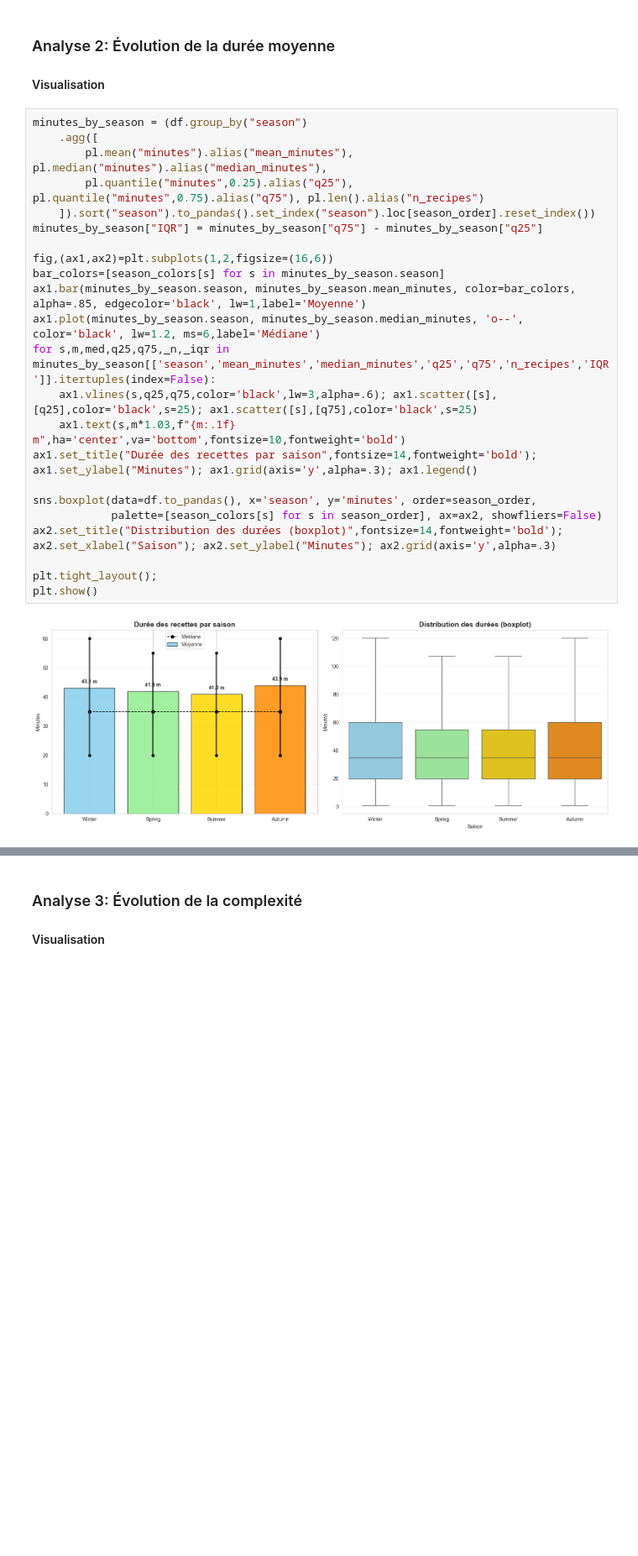
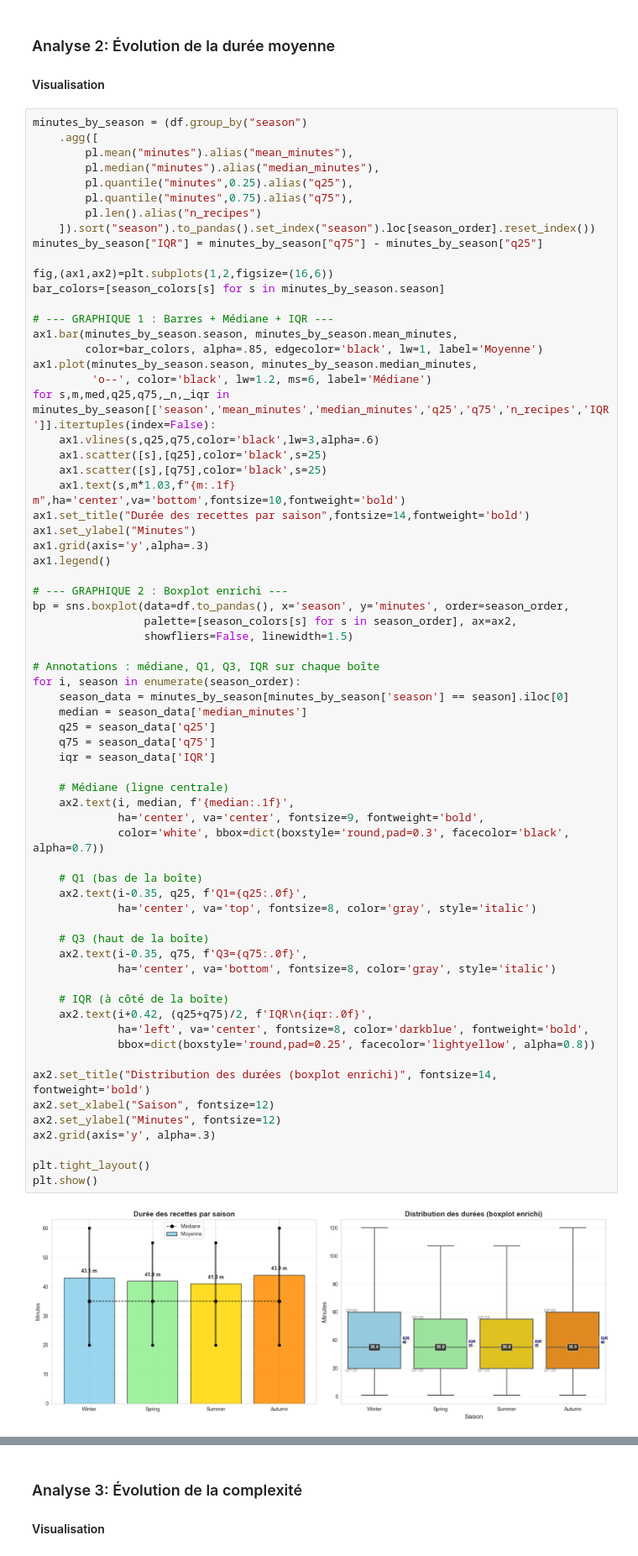
Before and after one commit to julienlafrance/backtothefuturekitchen, a Jupyter notebook: 00_eda/02_seasonality/recipe/recipe_analysis_seasonality.ipynb, the cells around one changed output, grey strips where cells are left out. Shown at 84% size. Drawn from its saved outputs; the diff is of its cells as text; blank space fills up the shorter version.

```diff
--- a/00_eda/02_seasonality/recipe/recipe_analysis_seasonality.ipynb
+++ b/00_eda/02_seasonality/recipe/recipe_analysis_seasonality.ipynb
@@ -176,26 +164,70 @@ Variabilité saisonnière:
 # %%
 minutes_by_season = (df.group_by("season")
     .agg([
-        pl.mean("minutes").alias("mean_minutes"), pl.median("minutes").alias("median_minutes"),
-        pl.quantile("minutes",0.25).alias("q25"), pl.quantile("minutes",0.75).alias("q75"), pl.len().alias("n_recipes")
+        pl.mean("minutes").alias("mean_minutes"),
+        pl.median("minutes").alias("median_minutes"),
+        pl.quantile("minutes",0.25).alias("q25"),
+        pl.quantile("minutes",0.75).alias("q75"),
+        pl.len().alias("n_recipes")
     ]).sort("season").to_pandas().set_index("season").loc[season_order].reset_index())
 minutes_by_season["IQR"] = minutes_by_season["q75"] - minutes_by_season["q25"]
 
 fig,(ax1,ax2)=plt.subplots(1,2,figsize=(16,6))
 bar_colors=[season_colors[s] for s in minutes_by_season.season]
-ax1.bar(minutes_by_season.season, minutes_by_season.mean_minutes, color=bar_colors, alpha=.85, edgecolor='black', lw=1,label='Moyenne')
-ax1.plot(minutes_by_season.season, minutes_by_season.median_minutes, 'o--', color='black', lw=1.2, ms=6,label='Médiane')
+
+# --- GRAPHIQUE 1 : Barres + Médiane + IQR ---
+ax1.bar(minutes_by_season.season, minutes_by_season.mean_minutes,
+        color=bar_colors, alpha=.85, edgecolor='black', lw=1, label='Moyenne')
+ax1.plot(minutes_by_season.season, minutes_by_season.median_minutes,
+         'o--', color='black', lw=1.2, ms=6, label='Médiane')
 for s,m,med,q25,q75,_n,_iqr in minutes_by_season[['season','mean_minutes','median_minutes','q25','q75','n_recipes','IQR']].itertuples(index=False):
-    ax1.vlines(s,q25,q75,color='black',lw=3,alpha=.6); ax1.scatter([s],[q25],color='black',s=25); ax1.scatter([s],[q75],color='black',s=25)
+    ax1.vlines(s,q25,q75,color='black',lw=3,alpha=.6)
+    ax1.scatter([s],[q25],color='black',s=25)
+    ax1.scatter([s],[q75],color='black',s=25)
     ax1.text(s,m*1.03,f"{m:.1f} m",ha='center',va='bottom',fontsize=10,fontweight='bold')
-ax1.set_title("Durée des recettes par saison",fontsize=14,fontweight='bold'); ax1.set_ylabel("Minutes"); ax1.grid(axis='y',alpha=.3); ax1.legend()
+ax1.set_title("Durée des recettes par saison",fontsize=14,fontweight='bold')
+ax1.set_ylabel("Minutes")
+ax1.grid(axis='y',alpha=.3)
+ax1.legend()
 
-sns.boxplot(data=df.to_pandas(), x='season', y='minutes', order=season_order,
-            palette=[season_colors[s] for s in season_order], ax=ax2, showfliers=False)
-ax2.set_title("Distribution des durées (boxplot)",fontsize=14,fontweight='bold'); ax2.set_xlabel("Saison"); ax2.set_ylabel("Minutes"); ax2.grid(axis='y',alpha=.3)
+# --- GRAPHIQUE 2 : Boxplot enrichi ---
+bp = sns.boxplot(data=df.to_pandas(), x='season', y='minutes', order=season_order,
+                 palette=[season_colors[s] for s in season_order], ax=ax2,
+                 showfliers=False, linewidth=1.5)
 
-plt.tight_layout();
+# Annotations : médiane, Q1, Q3, IQR sur chaque boîte
+for i, season in enumerate(season_order):
+    season_data = minutes_by_season[minutes_by_season['season'] == season].iloc[0]
+    median = season_data['median_minutes']
+    q25 = season_data['q25']
+    q75 = season_data['q75']
+    iqr = season_data['IQR']
+
+    # Médiane (ligne centrale)
+    ax2.text(i, median, f'{median:.1f}',
+             ha='center', va='center', fontsize=9, fontweight='bold',
+             color='white', bbox=dict(boxstyle='round,pad=0.3', facecolor='black', alpha=0.7))
+
+    # Q1 (bas de la boîte)
+    ax2.text(i-0.35, q25, f'Q1={q25:.0f}',
+             ha='center', va='top', fontsize=8, color='gray', style='italic')
+
+    # Q3 (haut de la boîte)
+    ax2.text(i-0.35, q75, f'Q3={q75:.0f}',
+             ha='center', va='bottom', fontsize=8, color='gray', style='italic')
+
+    # IQR (à côté de la boîte)
+    ax2.text(i+0.42, (q25+q75)/2, f'IQR\n{iqr:.0f}',
+             ha='left', va='center', fontsize=8, color='darkblue', fontweight='bold',
+             bbox=dict(boxstyle='round,pad=0.25', facecolor='lightyellow', alpha=0.8))
+
+ax2.set_title("Distribution des durées (boxplot enrichi)", fontsize=14, fontweight='bold')
+ax2.set_xlabel("Saison", fontsize=12)
+ax2.set_ylabel("Minutes", fontsize=12)
+ax2.grid(axis='y', alpha=.3)
+
+plt.tight_layout()
 plt.show()
 # %% [output]
-[figure, old version]
+[figure, new version]
 # %% [markdown]
```
Also changed, not shown: parts of 32 cells of this notebook, 3 other files.
